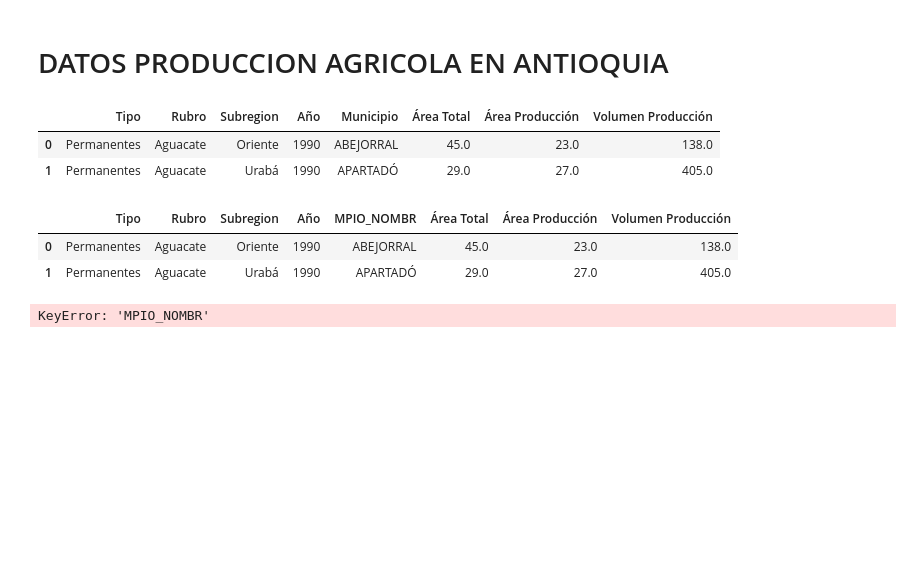
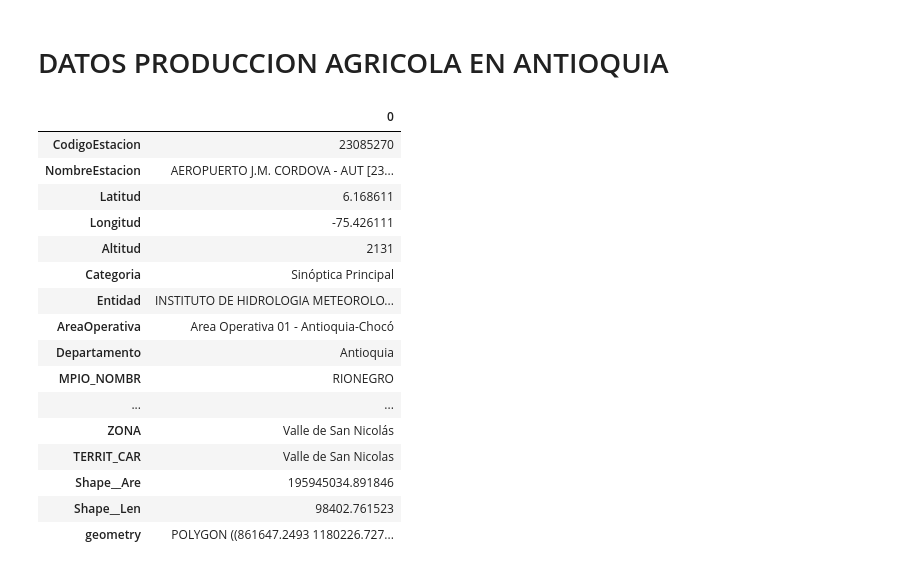
Before and after one commit to stijopa/Tesis, a Jupyter notebook: EDA_Tesis.ipynb, the cells around one changed output. Saved outputs shown, nothing was run; the diff lists cells and outputs as text; code cells hidden in the pictures; blank space fills up the shorter version.

```diff
--- a/EDA_Tesis.ipynb
+++ b/EDA_Tesis.ipynb
@@ -274,22 +274,7 @@ conteo_por_grupo
 # %% [markdown]
 # DATOS PRODUCCION AGRICOLA EN ANTIOQUIA
 # %%
-df_Agro = pd.read_csv("C:\\Users\\JohanStivenPaezBermu\\Downloads\\Datos_Tesis\\Agricultura_Antiquia_1990_2024\\Areas_cultivadas_y_produccion_agr_cola_en_Antioquia_desde_1990_20240310.csv")
+df_Pre_Ant = pd.read_csv("C:\\Users\\JohanStivenPaezBermu\\Downloads\\Datos_Tesis\\Precipitacion_2011_2023_ANT\\Consolidado_Precipitacion_Antioquia.csv")
 # df_Atmos = df_Atmos.rename(columns={'Código del municipio': 'COD_MPIO'})
 # print(df_Atmos['COD_MPIO'].dtype)
 # df_Atmos['COD_MPIO'] = df_Atmos['COD_MPIO'].apply(lambda x: '0' + str(x))
-
-
-df_Agro['Municipio'] = df_Agro['Municipio'].str.upper()
-df_Agro.head(2)
-# %% [output]
-|  | Tipo | Rubro | Subregion | Año | Municipio | Área Total | Área Producción | Volumen Producción |
-| 0 | Permanentes | Aguacate | Oriente | 1990 | ABEJORRAL | 45.0 | 23.0 | 138.0 |
-| 1 | Permanentes | Aguacate | Urabá | 1990 | APARTADÓ | 29.0 | 27.0 | 405.0 |
-# %%
-df_Agro = df_Agro.rename(columns={'Municipio': 'MPIO_NOMBR'})
-df_Agro.head(2)
-# %% [output]
-|  | Tipo | Rubro | Subregion | Año | MPIO_NOMBR | Área Total | Área Producción | Volumen Producción |
-| 0 | Permanentes | Aguacate | Oriente | 1990 | ABEJORRAL | 45.0 | 23.0 | 138.0 |
-| 1 | Permanentes | Aguacate | Urabá | 1990 | APARTADÓ | 29.0 | 27.0 | 405.0 |
@@ -298,15 +280,0 @@ df_Agro['COD_MPIO'] = None
-# %%
-# merge_Map_Agro = pd.merge(Ant, df_Agro, on="MPIO_NOMBR", how="left")
-# merge_Map_Agro
-for index, row in Ant.iterrows():
-    id_a_buscar = row['MPIO_NOMBR']  # Suponiendo que 'id' es el nombre de la columna que contiene el ID a buscar
-
-    # Buscar el ID en el segundo archivo
-    df_Agro = df_Agro[df_Agro['MPIO_NOMBR'] == id_a_buscar]
-
-    # Verificar si se encontró el ID en el segundo archivo
-    if not df_Agro.empty:
-        # Actualizar la información en el segundo archivo con la información del primer archivo
-        df_Agro.loc[df_Agro['MPIO_NOMBR'] == id_a_buscar, 'informacion'] = row['COD_MPIO']
-# %% [output]
-KeyError: 'MPIO_NOMBR'
@@ -312,0 +284,21 @@ KeyError: 'MPIO_NOMBR'
+# %%
+resultado = pd.merge(df_Pre_Ant, Ant, on='MPIO_NOMBR', how='left')
+resultado.head(1).T
+# %% [output]
+|  | 0 |
+| CodigoEstacion | 23085270 |
+| NombreEstacion | AEROPUERTO J.M. CORDOVA - AUT [23... |
+| Latitud | 6.168611 |
+| Longitud | -75.426111 |
+| Altitud | 2131 |
+| Categoria | Sinóptica Principal |
+| Entidad | INSTITUTO DE HIDROLOGIA METEOROLO... |
+| AreaOperativa | Area Operativa 01 - Antioquia-Chocó |
+| Departamento | Antioquia |
+| MPIO_NOMBR | RIONEGRO |
+| ... | ... |
+| ZONA | Valle de San Nicolás |
+| TERRIT_CAR | Valle de San Nicolas |
+| Shape__Are | 195945034.891846 |
+| Shape__Len | 98402.761523 |
+| geometry | POLYGON ((861647.2493 1180226.727... |
```
Also changed, not shown: parts of 6 cells of this notebook.
